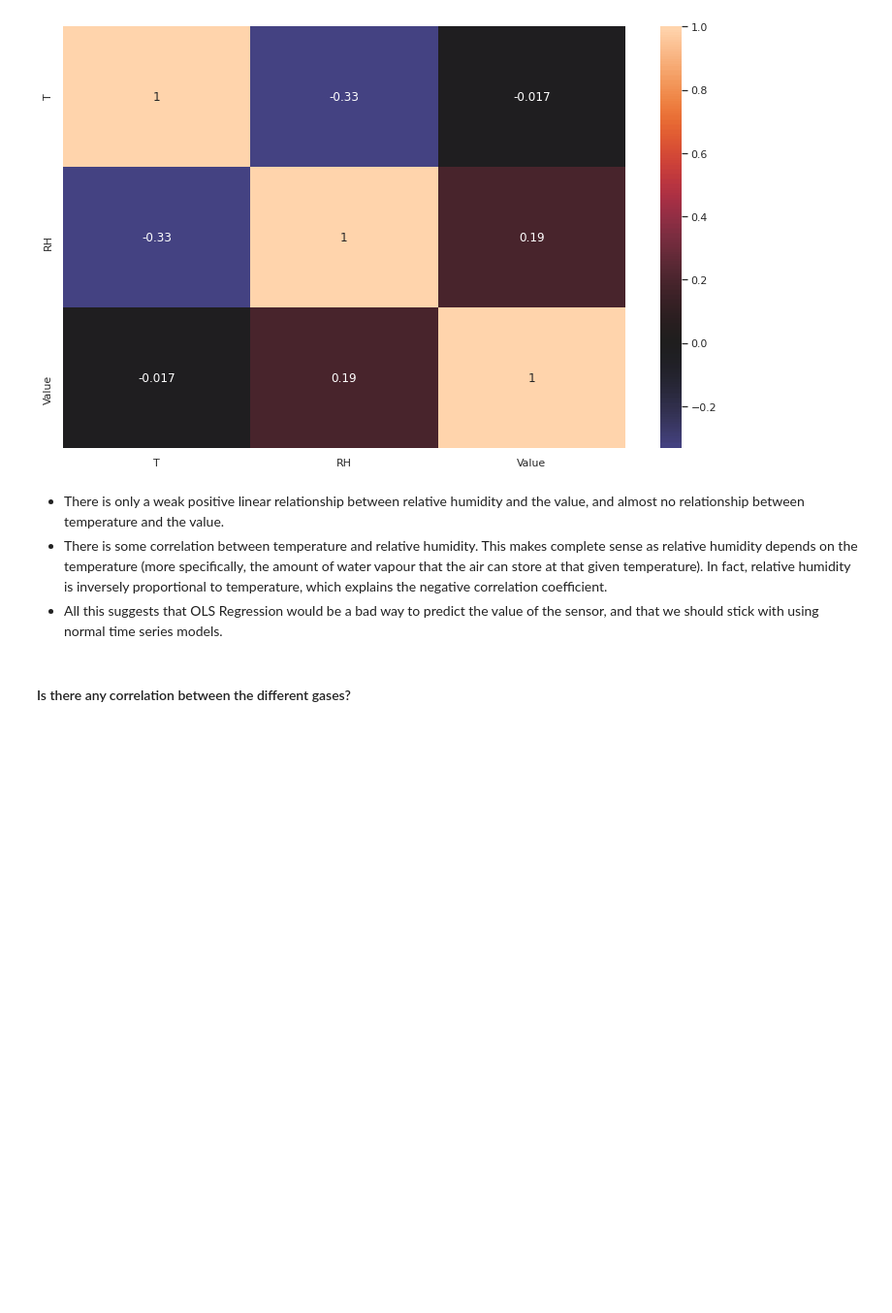
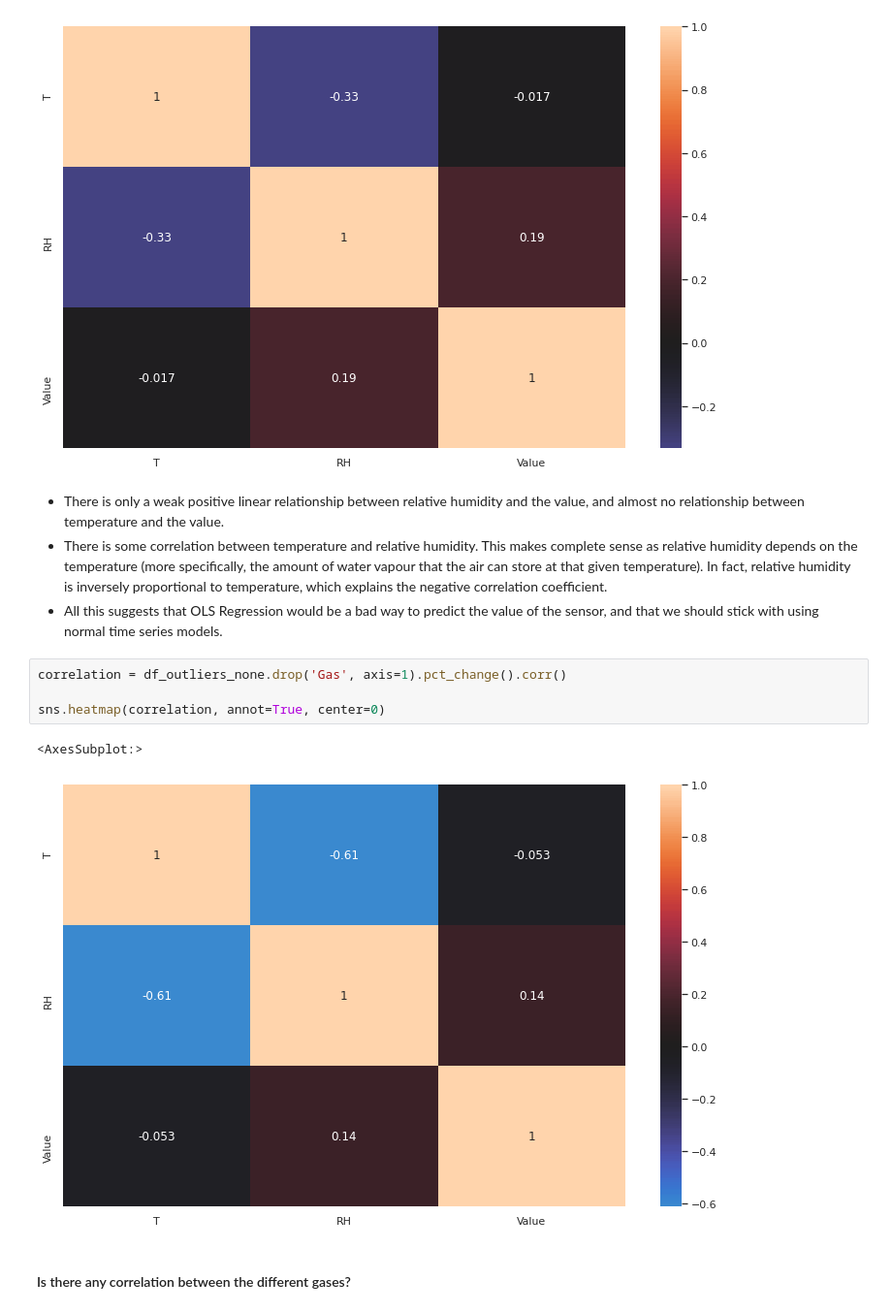
Before and after one commit to Tien-Cheng/AI-and-Machine-Learning--ST1511-, a Jupyter notebook: Assignment 2/time series analysis/time-series.ipynb, the cells around one changed output. Shown at 97% size. Cells and saved outputs as stored; diff of their text form; blank space fills up the shorter version.

```diff
--- a/Assignment 2/time series analysis/time-series.ipynb
+++ b/Assignment 2/time series analysis/time-series.ipynb
@@ -462,6 +462,13 @@ sns.heatmap(correlation, annot=True, center=0)
 - There is only a weak positive linear relationship between relative humidity and the value, and almost no relationship between temperature and the value.
 - There is some correlation between temperature and relative humidity. This makes complete sense as relative humidity depends on the temperature (more specifically, the amount of water vapour that the air can store at that given temperature). In fact, relative humidity is inversely proportional to temperature, which explains the negative correlation coefficient.
 - All this suggests that OLS Regression would be a bad way to predict the value of the sensor, and that we should stick with using normal time series models.
+# %%
+correlation = df_outliers_none.drop('Gas', axis=1).pct_change().corr()
+
+sns.heatmap(correlation, annot=True, center=0)
+# %% [output]
+<AxesSubplot:>
+[figure, added]
 # %% [markdown]
 ####  Is there any correlation between the different gases?
 # %%
```
Also changed, not shown: parts of 20 cells of this notebook, 47 other files.
